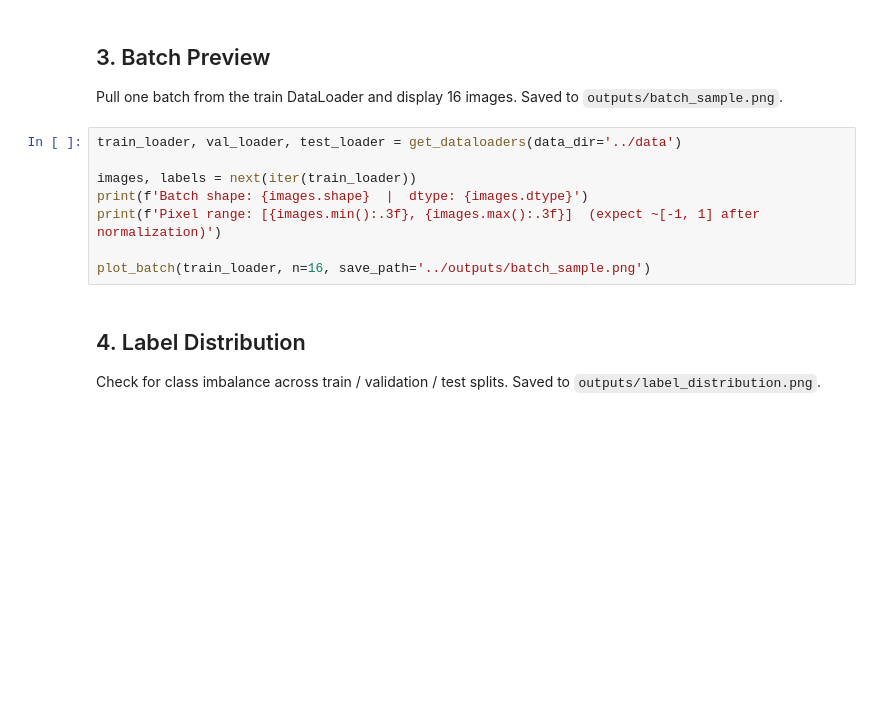
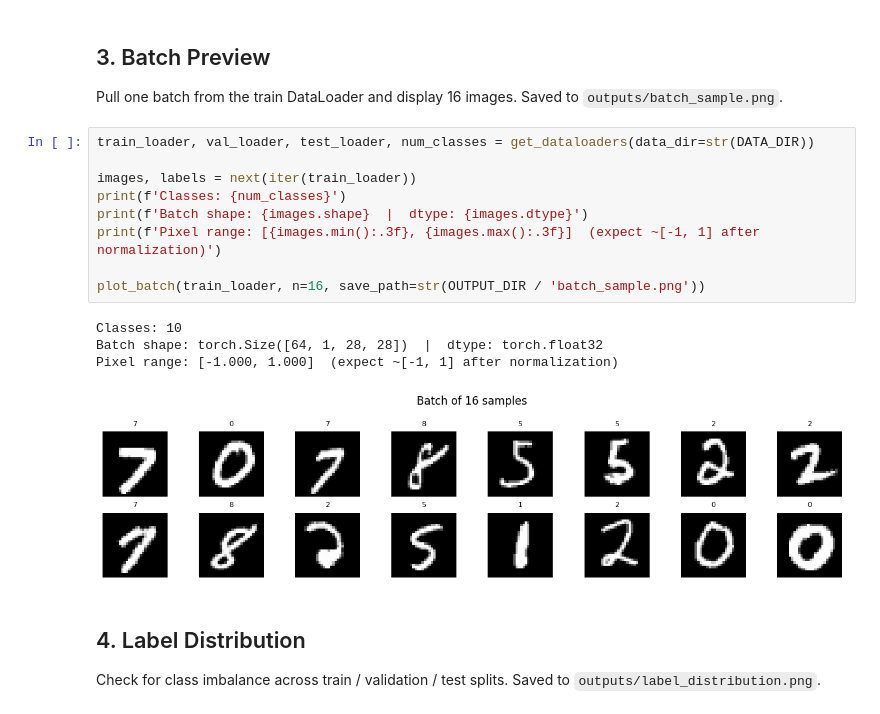
Before and after one commit to k-brandon98/handwritten-char-recognition, a Jupyter notebook: notebooks/explore.ipynb, the cells around one changed output. Drawn from its saved outputs; the diff is of its cells as text; blank space fills up the shorter version.

```diff
--- a/notebooks/explore.ipynb
+++ b/notebooks/explore.ipynb
@@ -32,13 +45,19 @@ show_samples(save_path='../outputs/sample_mnist.png')
 ## 3. Batch Preview
 Pull one batch from the train DataLoader and display 16 images. Saved to `outputs/batch_sample.png`.
 # %%
-train_loader, val_loader, test_loader = get_dataloaders(data_dir='../data')
+train_loader, val_loader, test_loader, num_classes = get_dataloaders(data_dir=str(DATA_DIR))
 
 images, labels = next(iter(train_loader))
+print(f'Classes: {num_classes}')
 print(f'Batch shape: {images.shape}  |  dtype: {images.dtype}')
 print(f'Pixel range: [{images.min():.3f}, {images.max():.3f}]  (expect ~[-1, 1] after normalization)')
 
-plot_batch(train_loader, n=16, save_path='../outputs/batch_sample.png')
+plot_batch(train_loader, n=16, save_path=str(OUTPUT_DIR / 'batch_sample.png'))
+# %% [output]
+Classes: 10
+Batch shape: torch.Size([64, 1, 28, 28])  |  dtype: torch.float32
+Pixel range: [-1.000, 1.000]  (expect ~[-1, 1] after normalization)
+[figure, added]
 # %% [markdown]
 ## 4. Label Distribution
 Check for class imbalance across train / validation / test splits. Saved to `outputs/label_distribution.png`.
```
Also changed, not shown: parts of 6 cells of this notebook, 3 other files.
